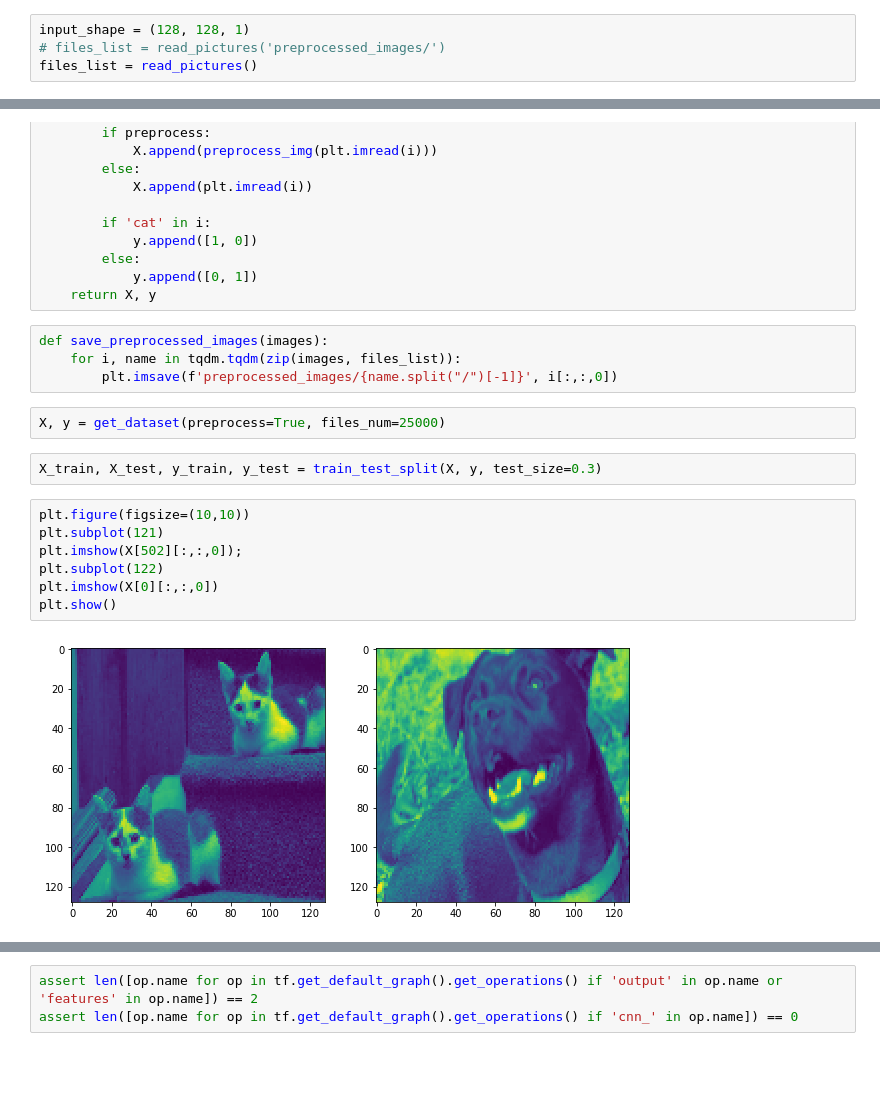
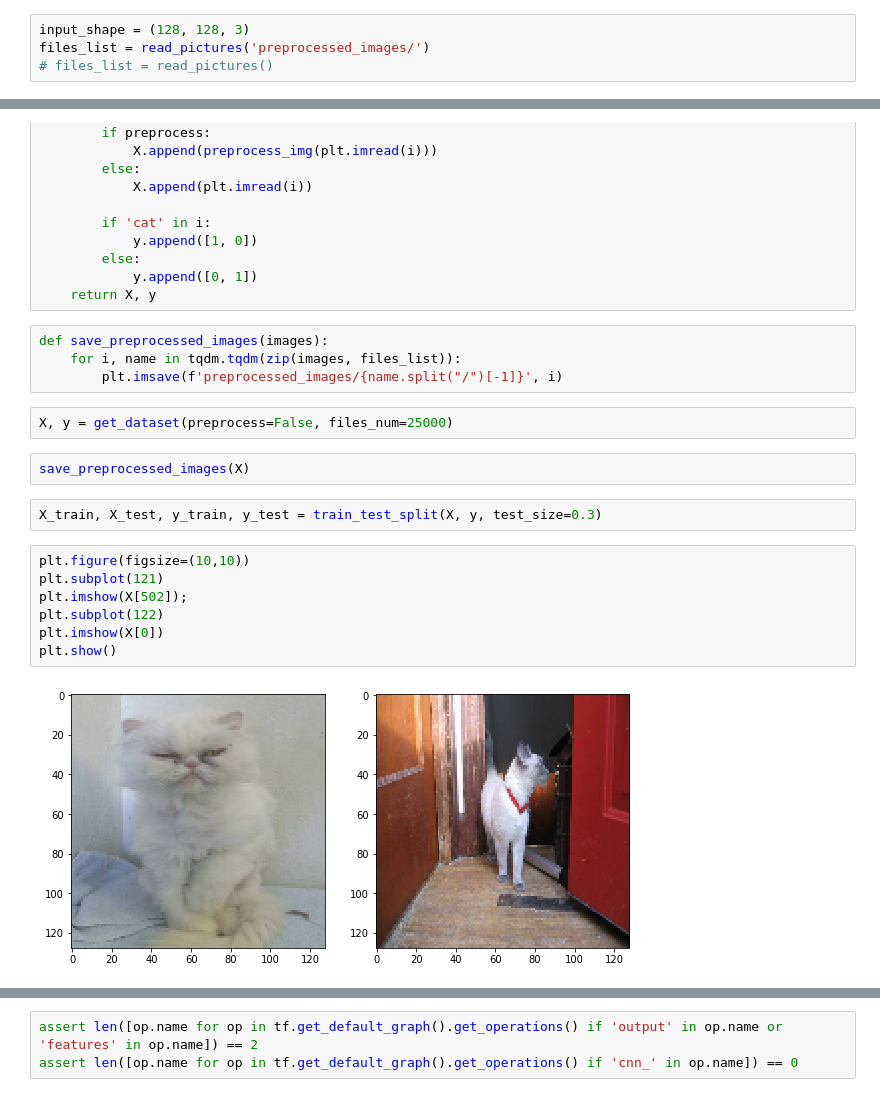
Before and after one commit to aweas/deep_dreaming_dogs, a Jupyter notebook: classificator_training.ipynb, the cells around one changed output, grey strips where cells are left out. Saved outputs shown, nothing was run; the diff lists cells and outputs as text; blank space fills up the shorter version.

Commit message:
Switched to color input in network instead

```diff
--- a/classificator_training.ipynb
+++ b/classificator_training.ipynb
@@ -13,9 +13,9 @@ def read_pictures(directory='train/'):
     files_list = [(directory+i.strip()) for i in files_list]
     return files_list
 # %%
-input_shape = (128, 128, 1)
-# files_list = read_pictures('preprocessed_images/')
-files_list = read_pictures()
+input_shape = (128, 128, 3)
+files_list = read_pictures('preprocessed_images/')
+# files_list = read_pictures()
 # %%
 def preprocess_img(img):
     return skimage.transform.resize(img, input_shape)
@@ -38,20 +38,22 @@ def get_dataset(preprocess = True, files_num=1000):
 # %%
 def save_preprocessed_images(images):
     for i, name in tqdm.tqdm(zip(images, files_list)):
-        plt.imsave(f'preprocessed_images/{name.split("/")[-1]}', i[:,:,0])
+        plt.imsave(f'preprocessed_images/{name.split("/")[-1]}', i)
 # %%
-X, y = get_dataset(preprocess=True, files_num=25000)
+X, y = get_dataset(preprocess=False, files_num=25000)
+# %%
+save_preprocessed_images(X)
 # %%
 X_train, X_test, y_train, y_test = train_test_split(X, y, test_size=0.3)
 # %%
 plt.figure(figsize=(10,10))
 plt.subplot(121)
-plt.imshow(X[502][:,:,0]);
+plt.imshow(X[502]);
 plt.subplot(122)
-plt.imshow(X[0][:,:,0])
+plt.imshow(X[0])
 plt.show()
 # %% [output]
-[figure, old version]
+[figure, new version]
 # %%
 class cnn_network(neural_network):
     def _inference(self):
```
Also changed, not shown: parts of 3 cells of this notebook, 43 other files.
